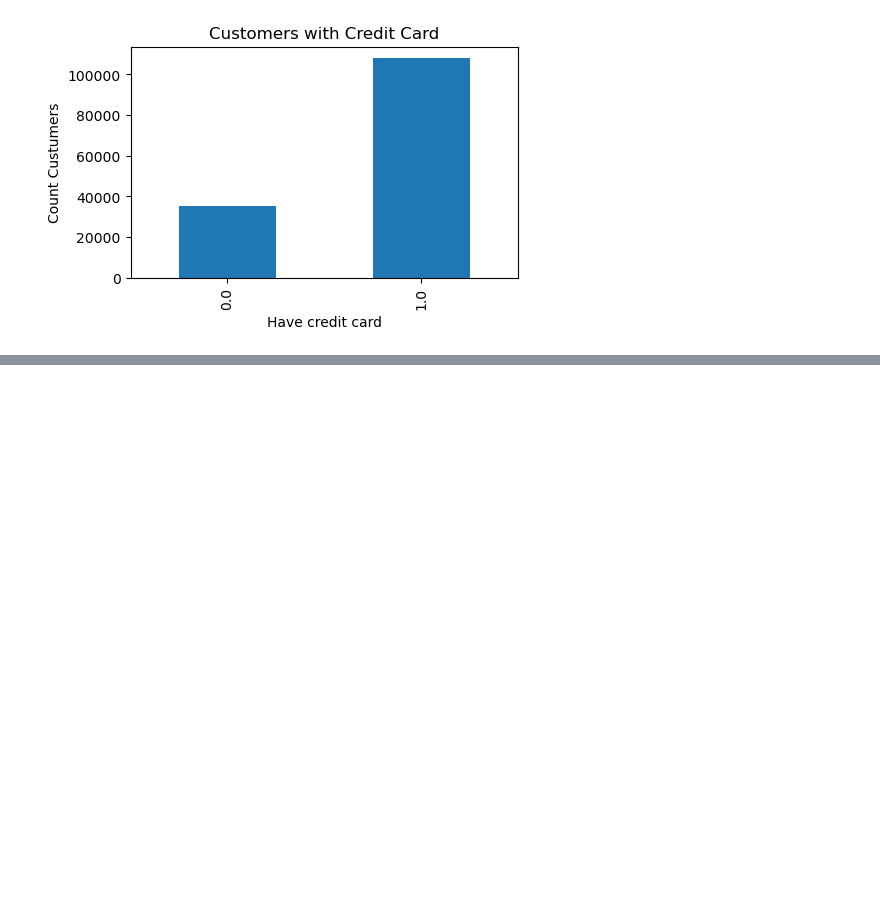
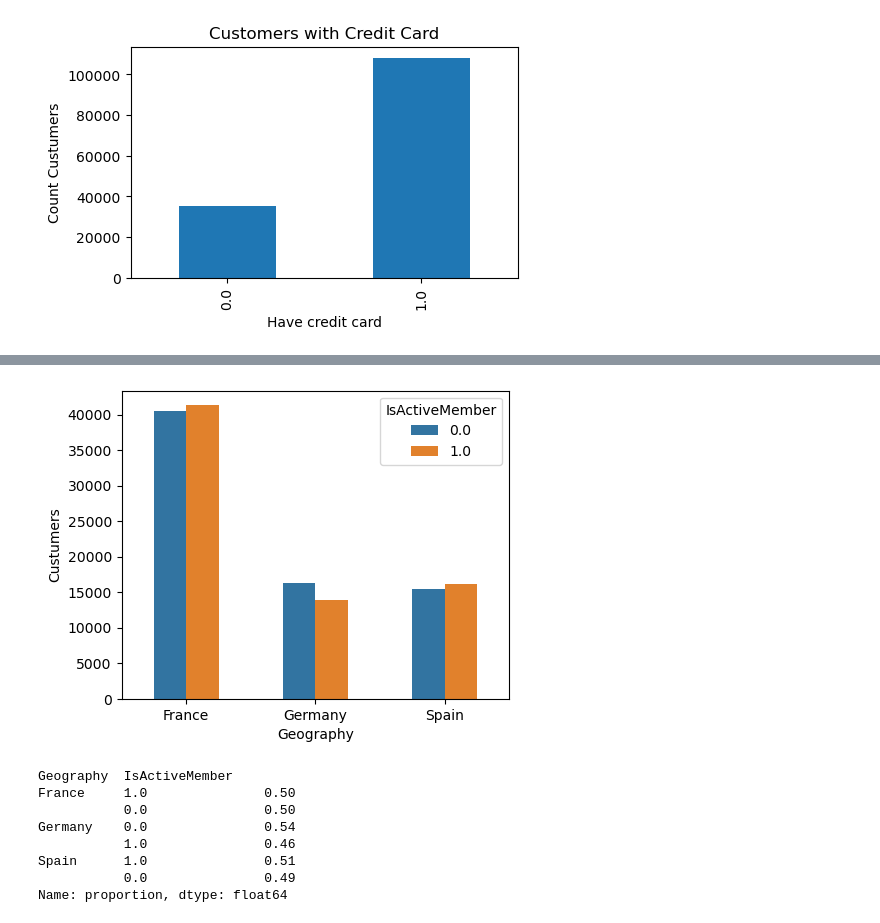
Before and after one commit to pattypooh/churnpredict, a Jupyter notebook: notebooks/01-eda.ipynb, the cells around one changed output, grey strips where cells are left out. Cells and saved outputs as stored; diff of their text form; code cells hidden in the pictures; blank space fills up the shorter version.

```diff
--- a/notebooks/01-eda.ipynb
+++ b/notebooks/01-eda.ipynb
@@ -94,0 +142,16 @@ Name: proportion, dtype: float64
+# %%
+plt.figure(figsize=(5, 4))
+sns.countplot(df, x="Geography", width=0.5, hue="IsActiveMember")
+plt.ylabel("Custumers")
+plt.show()
+round(df.groupby("Geography").IsActiveMember.value_counts(normalize=True), 2)
+# %% [output]
+[figure, added]
+Geography  IsActiveMember
+France     1.0               0.50
+           0.0               0.50
+Germany    0.0               0.54
+           1.0               0.46
+Spain      1.0               0.51
+           0.0               0.49
+Name: proportion, dtype: float64
```
Also changed, not shown: parts of 43 cells of this notebook, 3 other files.
